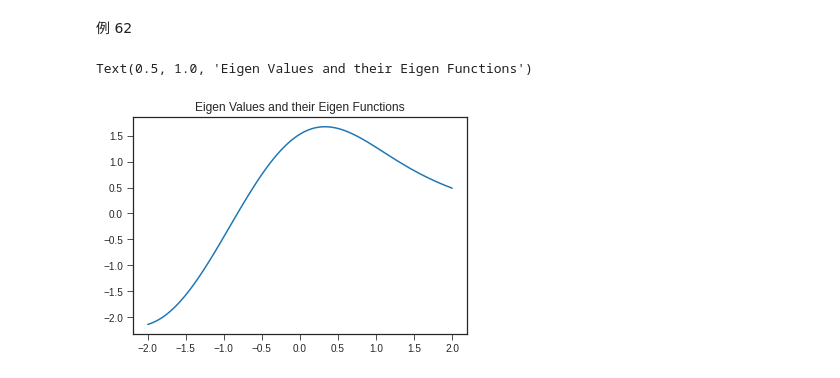
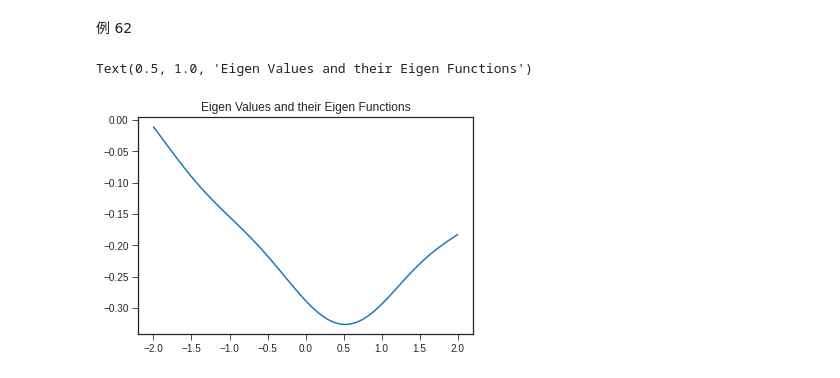
Before and after one commit to SkyJoyTianle/python, a Jupyter notebook: 3.ipynb, the cells around one changed output. Drawn from its saved outputs; the diff is of its cells as text; code cells hidden in the pictures.

```diff
--- a/3.ipynb
+++ b/3.ipynb
@@ -74,32 +74,32 @@ def k(x, y):
 # generation of sample and matrix
 m = 300
 x = np.random.randn(m) - 2 * np.random.randn(m)**2 + 3 * np.random.randn(m)**3
 
 #eigenvalue and eigenvector
 K = np.zeros((m, m))
 for i in range(m):
     for j in range(m):
         K[i, j] = k(x[i], x[j])
 values, vectors = np.linalg.eig(K)
 lam = values / m
 alpha = np.zeros((m, m))
 for i in range(m):
-    alpha[:, i] = vectors[:, i] * np.sqrt(m) / (values[i] + 10e-16)
+    alpha[:, i] = vectors[i, :] * np.sqrt(m) / (values[i] + 10e-16)
 
 #graph
 
 def F(y, i):
   S = 0
   for j in range(m):
       S = S + alpha[j, i] * k(x[j], y)
   return S
 i = 1
 def G(y):
     return F(y,i)
 
 w = np.linspace(-2, 2, 100)
 plt.plot(w, G(w))
 plt.title("Eigen Values and their Eigen Functions")
 # %% [output]
 Text(0.5, 1.0, 'Eigen Values and their Eigen Functions')
-[figure, old version]
+[figure, new version]
```
